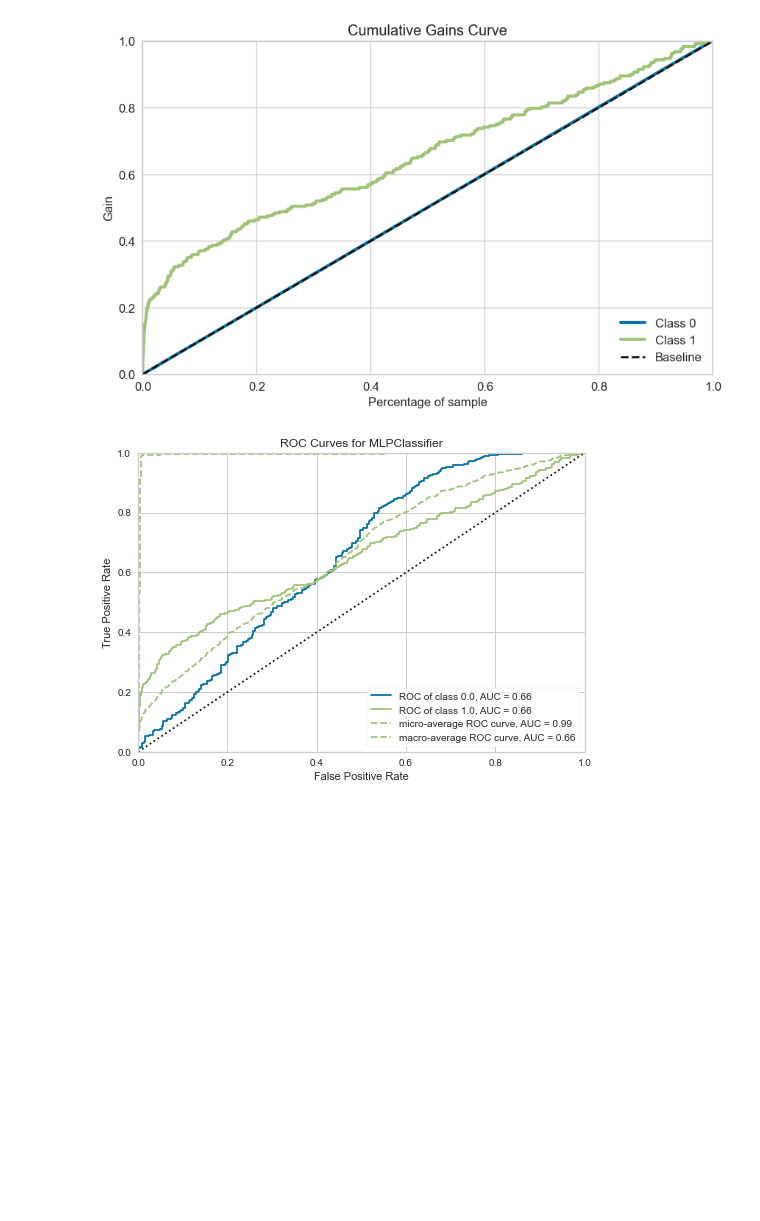
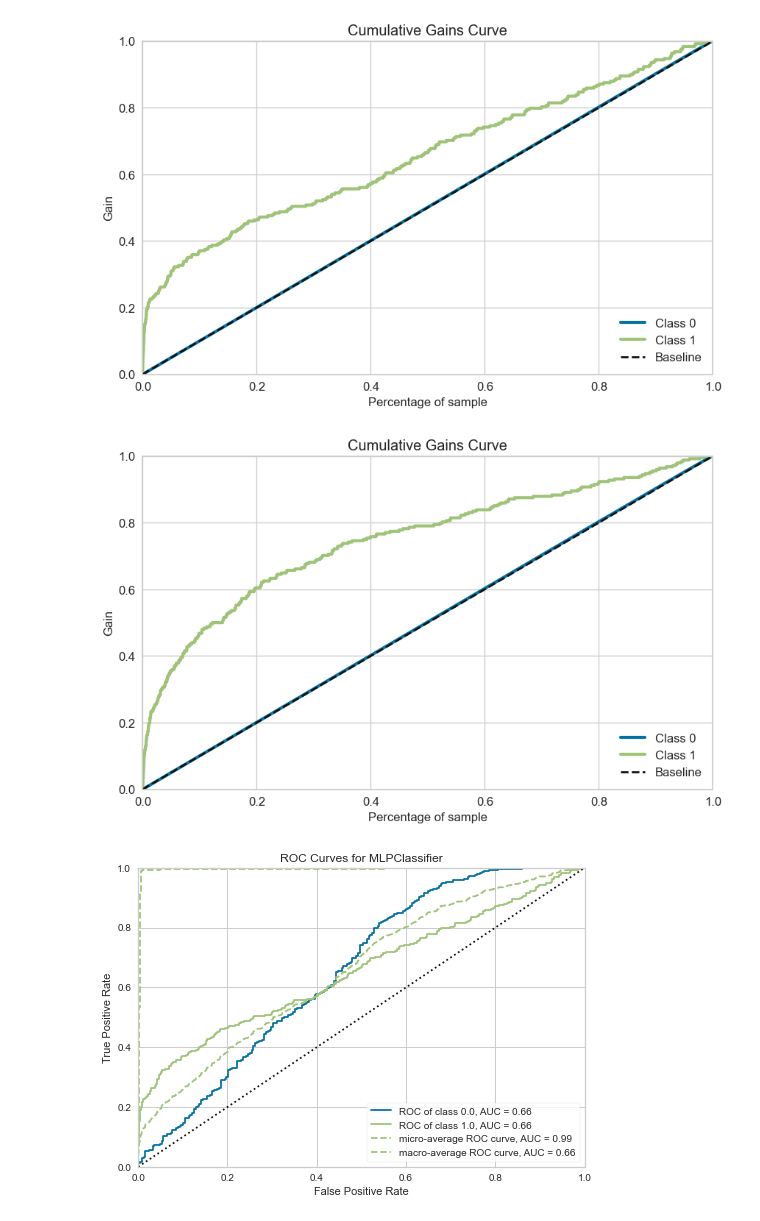
Before and after one commit to kylecummings89/ESE_527_Project, a Jupyter notebook: ESE_527_Early_Modeling&Tuning_Attempt.ipynb, the cells around one changed output. Drawn from its saved outputs; the diff is of its cells as text; code cells hidden in the pictures; blank space fills up the shorter version.

```diff
--- a/ESE_527_Early_Modeling&Tuning_Attempt.ipynb
+++ b/ESE_527_Early_Modeling&Tuning_Attempt.ipynb
@@ -126,6 +126,10 @@ MLPClassifier(activation='tanh', alpha=0.001, batch_size='auto', beta_1=0.9,
 plot_model(tuned, plot = 'gain')
 # %% [output]
 [figure]
+# %%
+plot_model(mlp, plot = 'gain')
+# %% [output]
+[figure, added]
 # %%
 plot_model(tuned, plot = 'auc')
 # %% [output]
```
Also changed, not shown: parts of 3 cells of this notebook.
